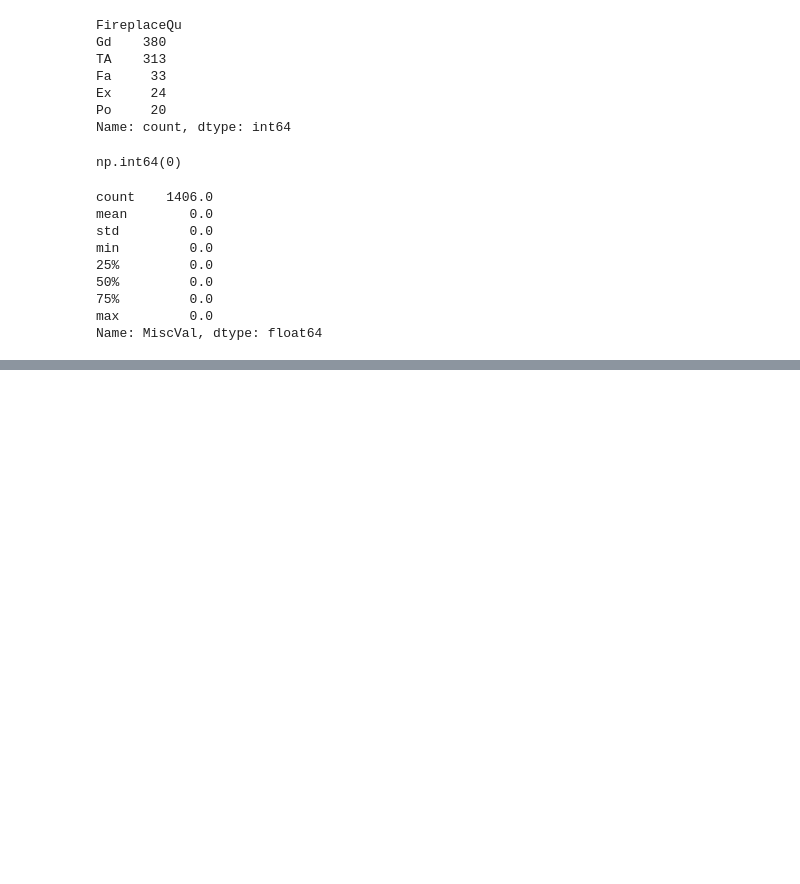
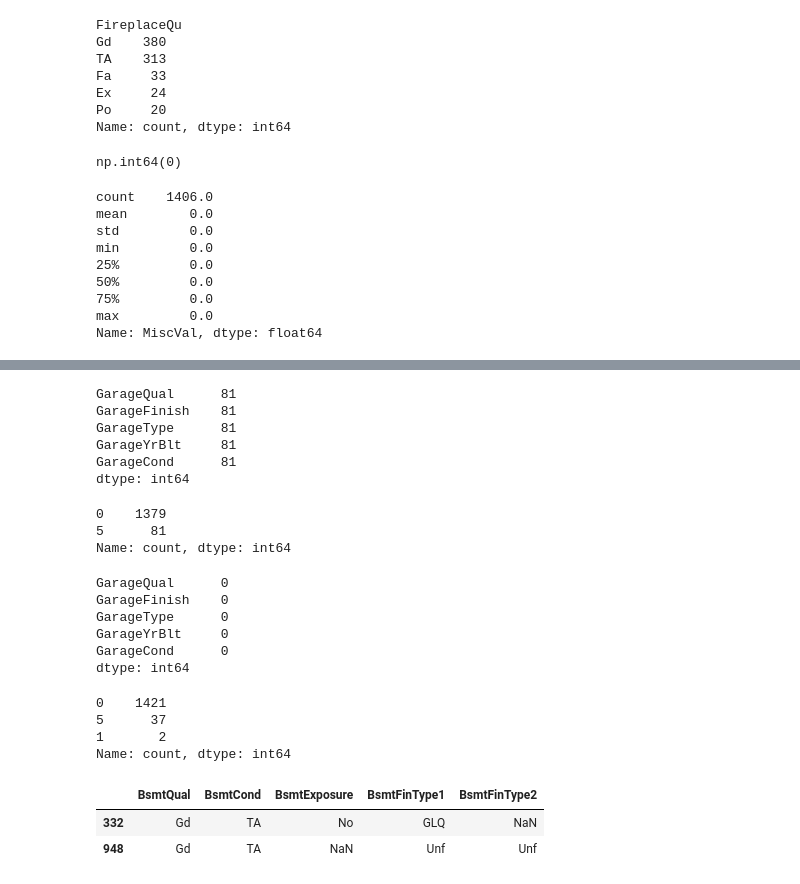
Before and after one commit to dimkon02/House-Prices-ML-project, a Jupyter notebook: notebooks/01_exploartion.ipynb, the cells around one changed output, grey strips where cells are left out. Cells and saved outputs as stored; diff of their text form; code cells hidden in the pictures; blank space fills up the shorter version.

Commit message:
Phase 2 : Filled missing values

```diff
--- a/notebooks/01_exploartion.ipynb
+++ b/notebooks/01_exploartion.ipynb
@@ -516,0 +529,2 @@ df['MiscFeature'] = df['MiscFeature'].fillna('None')
+# %%
+df['Alley'] = df['Alley'].fillna('None')
@@ -516,0 +549,2 @@ df['MiscFeature'] = df['MiscFeature'].fillna('None')
+# %%
+df['Fence'] = df['Fence'].fillna('None')
@@ -516,0 +562,47 @@ df['MiscFeature'] = df['MiscFeature'].fillna('None')
+# %%
+garage_cols = ['GarageQual', 'GarageFinish', 'GarageType', 'GarageYrBlt', 'GarageCond' ]
+df[garage_cols].isnull().sum()
+# this shows how many null values are missing in each column
+# %% [output]
+GarageQual      81
+GarageFinish    81
+GarageType      81
+GarageYrBlt     81
+GarageCond      81
+dtype: int64
+# %%
+df[garage_cols].isnull().sum(axis=1).value_counts()
+# isnull() flags nulls, sum(axis=1) counts nulls per ROW (across the 5 columns) instead of per column
+# only seeing 0s and 5s confirms all 5 garage columns go null together, per house
+# %% [output]
+0    1379
+5      81
+Name: count, dtype: int64
+# %%
+cat_garage_cols = ['GarageQual', 'GarageFinish', 'GarageType', 'GarageCond' ]
+df[cat_garage_cols] = df[cat_garage_cols].fillna('None')
+
+df['GarageYrBlt'] = df['GarageYrBlt'].fillna(0)
+# %%
+df[garage_cols].isnull().sum()
+# %% [output]
+GarageQual      0
+GarageFinish    0
+GarageType      0
+GarageYrBlt     0
+GarageCond      0
+dtype: int64
+# %%
+bsmt_cols = ['BsmtQual', 'BsmtCond', 'BsmtExposure', 'BsmtFinType1', 'BsmtFinType2']
+df[bsmt_cols].isnull().sum(axis=1).value_counts()
+# %% [output]
+0    1421
+5      37
+1       2
+Name: count, dtype: int64
+# %%
+df[df[bsmt_cols].isnull().sum(axis=1) == 1][bsmt_cols]
+# %% [output]
+|  | BsmtQual | BsmtCond | BsmtExposure | BsmtFinType1 | BsmtFinType2 |
+| 332 | Gd | TA | No | GLQ | NaN |
+| 948 | Gd | TA | NaN | Unf | Unf |
```
Also changed, not shown: parts of 21 cells of this notebook, 1 other file.
